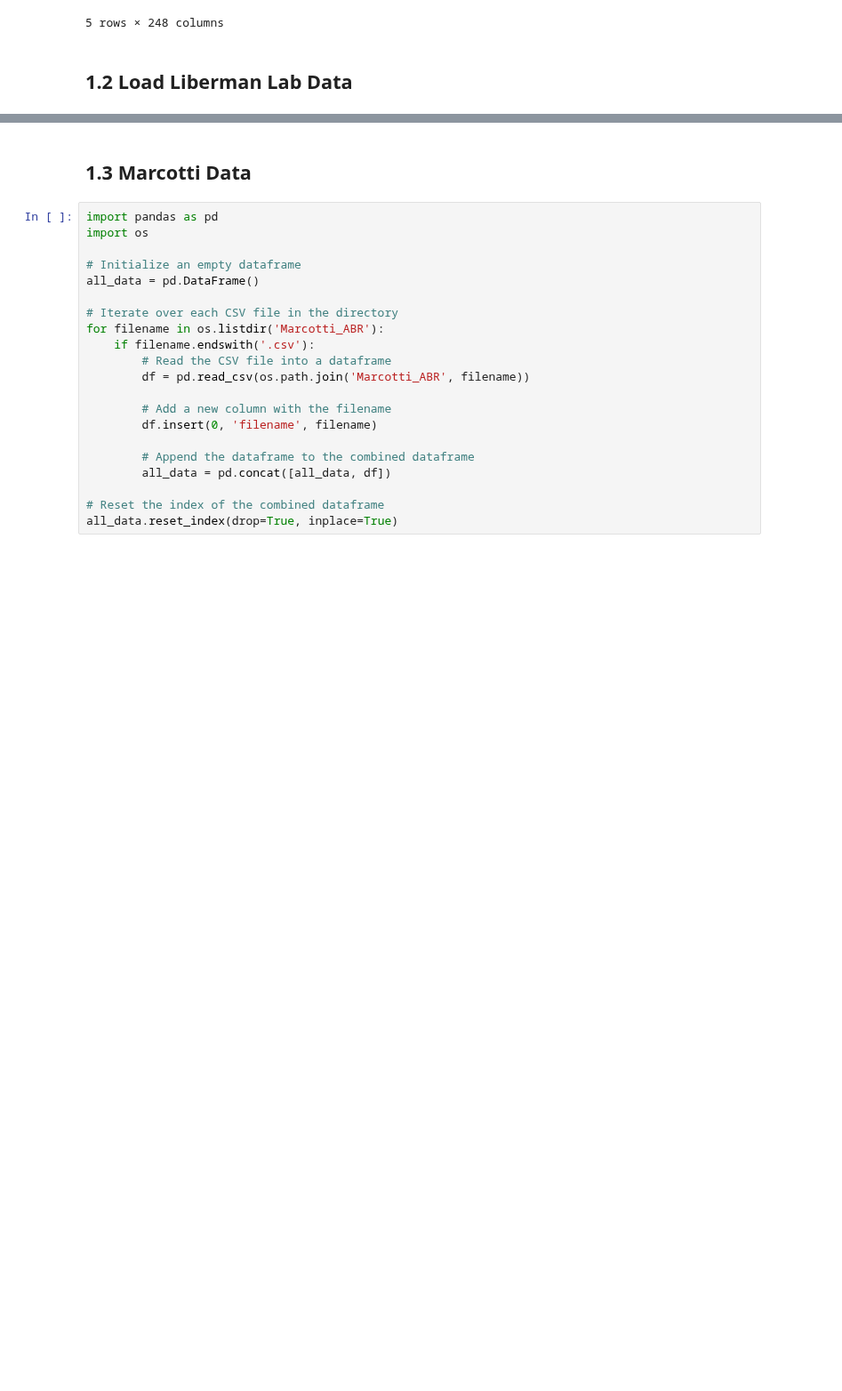
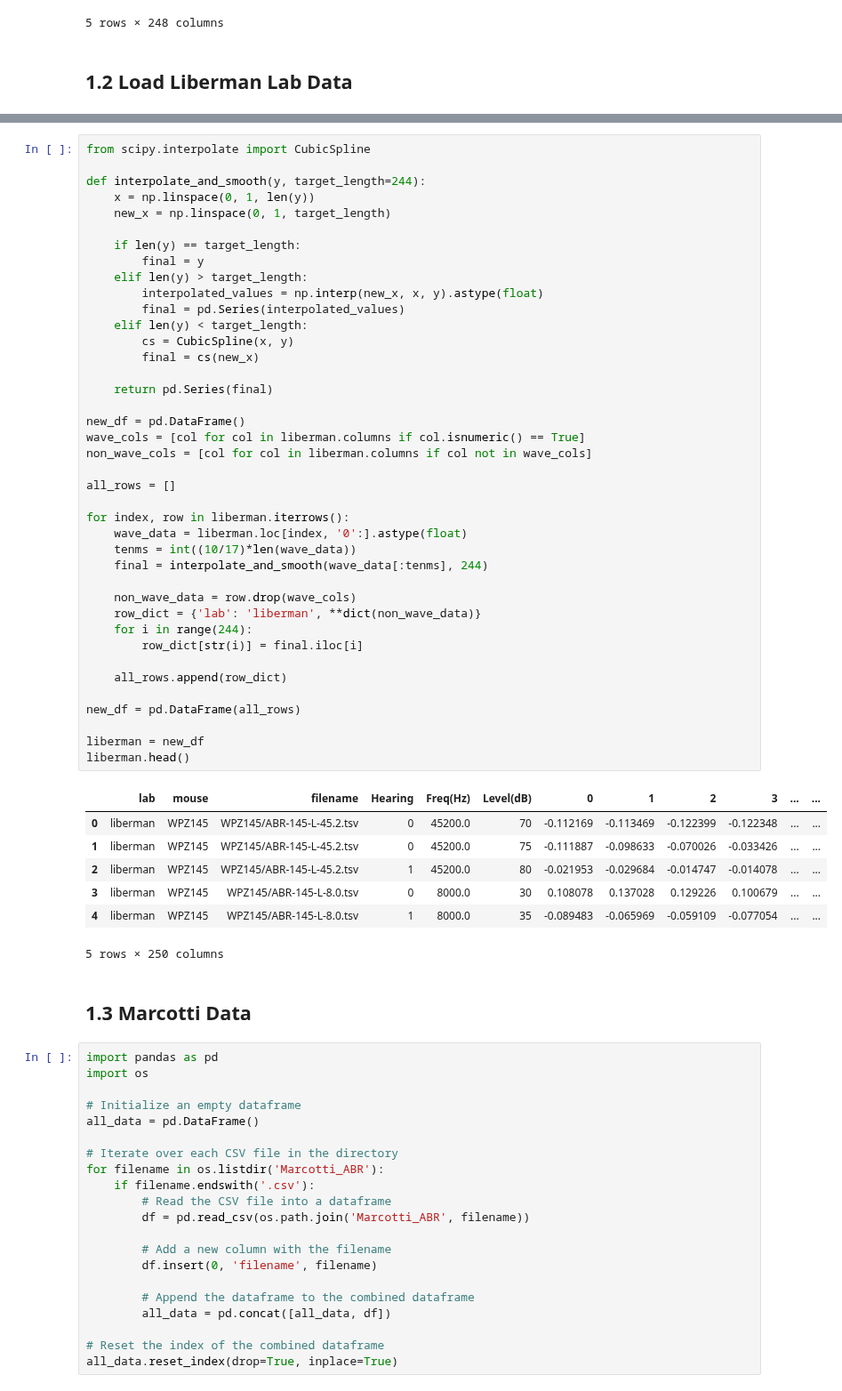
Before and after one commit to ucsdmanorlab/abranalysis, a Jupyter notebook: notebooks/ABR_Preprocessing.ipynb, the cells around one changed output, grey strips where cells are left out. Shown at 89% size. Drawn from its saved outputs; the diff is of its cells as text; blank space fills up the shorter version.

```diff
--- a/notebooks/ABR_Preprocessing.ipynb
+++ b/notebooks/ABR_Preprocessing.ipynb
@@ -204,3 +174,51 @@ An error occurred while processing file ABR_Data_Liberman/WPZ134/ABR-134-L-45.2.
+# %%
+from scipy.interpolate import CubicSpline
+
+def interpolate_and_smooth(y, target_length=244):
+    x = np.linspace(0, 1, len(y))
+    new_x = np.linspace(0, 1, target_length)
+
+    if len(y) == target_length:
+        final = y
+    elif len(y) > target_length:
+        interpolated_values = np.interp(new_x, x, y).astype(float)
+        final = pd.Series(interpolated_values)
+    elif len(y) < target_length:
+        cs = CubicSpline(x, y)
+        final = cs(new_x)
+
+    return pd.Series(final)
+
+new_df = pd.DataFrame()
+wave_cols = [col for col in liberman.columns if col.isnumeric() == True]
+non_wave_cols = [col for col in liberman.columns if col not in wave_cols]
+
+all_rows = []
+
+for index, row in liberman.iterrows():
+    wave_data = liberman.loc[index, '0':].astype(float)
+    tenms = int((10/17)*len(wave_data))
+    final = interpolate_and_smooth(wave_data[:tenms], 244)
+
+    non_wave_data = row.drop(wave_cols)
+    row_dict = {'lab': 'liberman', **dict(non_wave_data)}
+    for i in range(244):
+        row_dict[str(i)] = final.iloc[i]
+
+    all_rows.append(row_dict)
+
+new_df = pd.DataFrame(all_rows)
+
+liberman = new_df
+liberman.head()
+# %% [output]
+|  | lab | mouse | filename | Hearing | Freq(Hz) | Level(dB) | 0 | 1 | 2 | 3 | ... | ... |
+| 0 | liberman | WPZ145 | WPZ145/ABR-145-L-45.2.tsv | 0 | 45200.0 | 70 | -0.112169 | -0.113469 | -0.122399 | -0.122348 | ... | ... |
+| 1 | liberman | WPZ145 | WPZ145/ABR-145-L-45.2.tsv | 0 | 45200.0 | 75 | -0.111887 | -0.098633 | -0.070026 | -0.033426 | ... | ... |
+| 2 | liberman | WPZ145 | WPZ145/ABR-145-L-45.2.tsv | 1 | 45200.0 | 80 | -0.021953 | -0.029684 | -0.014747 | -0.014078 | ... | ... |
+| 3 | liberman | WPZ145 | WPZ145/ABR-145-L-8.0.tsv | 0 | 8000.0 | 30 | 0.108078 | 0.137028 | 0.129226 | 0.100679 | ... | ... |
+| 4 | liberman | WPZ145 | WPZ145/ABR-145-L-8.0.tsv | 1 | 8000.0 | 35 | -0.089483 | -0.065969 | -0.059109 | -0.077054 | ... | ... |
+5 rows × 250 columns
 # %% [markdown]
 ## 1.3 Marcotti Data
 # %%
```
Also changed, not shown: parts of 10 cells of this notebook, 2 other files.
